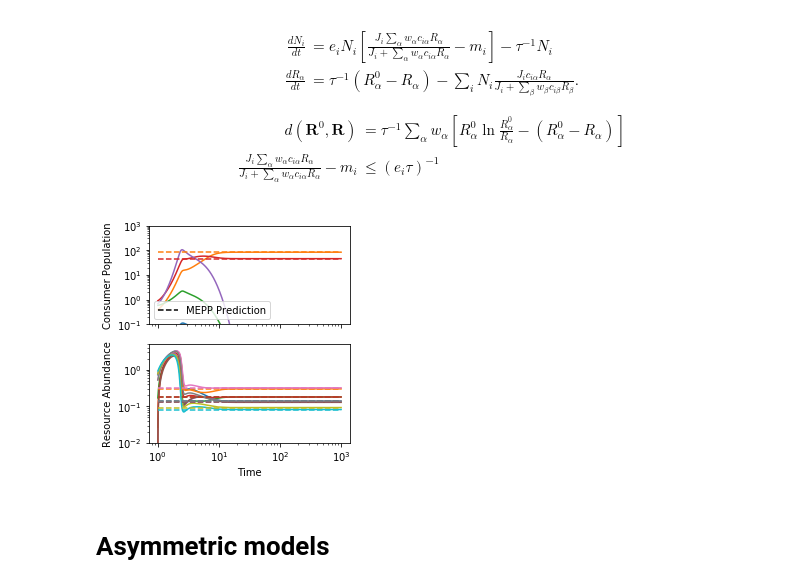
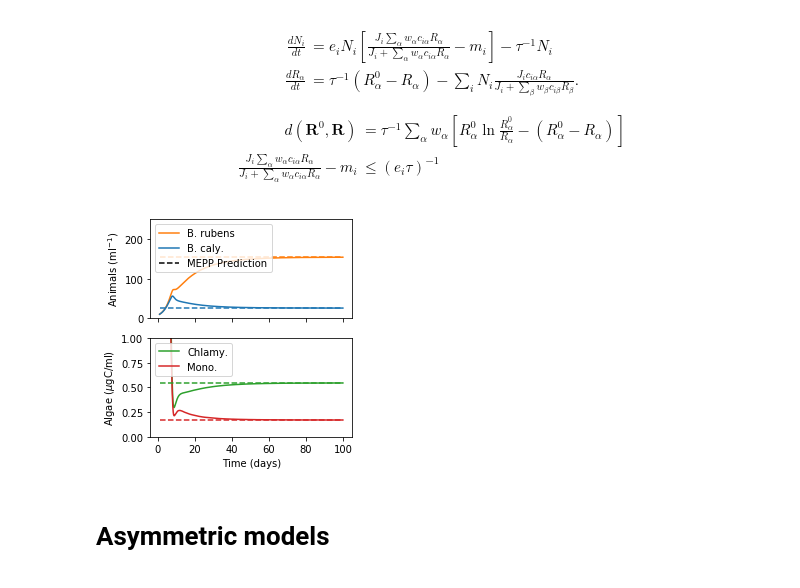
Before and after one commit to Emergent-Behaviors-in-Biology/mepp, a Jupyter notebook: Examples.ipynb, the cells around one changed output. Cells and saved outputs as stored; diff of their text form; code cells hidden in the pictures.

Commit message:
new plots

```diff
--- a/Examples.ipynb
+++ b/Examples.ipynb
@@ -203,7 +203,7 @@ params = {'c':np.random.rand(S,M),
 N_init = np.random.rand(S)
 R_init = np.ones(M)/M
 tmin = 1
-tmax= 1000000
+tmax= 10000000
 
 #ODE
 def dydt(t,y):
@@ -478,20 +480,20 @@ d(\mathbf{R}^0,\mathbf{R}) &= \tau^{-1} \sum_\alpha w_\alpha\left[R_\alpha^0 \ln
 \frac{J_i \sum_\alpha w_\alpha c_{i\alpha}R_\alpha}{J_i + \sum_\alpha w_\alpha c_{i\alpha}R_\alpha}-m_i &\leq (e_i\tau)^{-1}
 \end{align}
 # %%
-#Parameters
-S = 5
-M = 10
-params = {'c':np.random.rand(S,M),
-          'e':np.random.rand(S)+3,
-          'm':(np.random.rand(S)+1)/3,
-          'w':np.random.rand(M)+1,
-          'J':np.random.rand(S)+1,
-          'tau':1,
-          'R0':np.random.rand(M)+5}
-N_init = np.random.rand(S)
-R_init = np.random.rand(M)
+S = 2
+M = 2
+#Parameters taken from data analysis in Rothhaupt Analysis.ipynb
+params = {'c':np.asarray([[0.427,0.211],[0.049,0.252]]),#np.random.rand(S,M),
+          'e':np.asarray([13.8,72.8]),#np.random.rand(S)+3,
+          'm':np.asarray([.0363,.00947]),#(np.random.rand(S)+1)/3,
+          'w':np.ones(M),#np.random.rand(M)+1,
+          'J':np.asarray([0.0927,0.0202]),#np.random.rand(S)+1,
+          'tau':1/0.45,
+          'R0':np.asarray([6,4])}#np.random.rand(M)+5}
+N_init = np.asarray([10,10])
+R_init = params['R0']
 tmin = 1
-tmax= 1000
+tmax= 100
 
 #ODE
 def g(R):
@@ -513,45 +515,49 @@ R = out_ODE.y[S:,:].T
 
 #Constrained optimization
 noninvadable = NonlinearConstraint(g,-np.inf,1/params['tau'],jac=g_jac,hess=g_hess)
 resource_feasible = Bounds(0,np.inf)
 def d(R):
     return params['w'].dot(kl_div(params['R0'],R))/params['tau']
 def jac(R):
-    return params['w']*(R-params['R0'])/R
+    return params['w']*(R-params['R0'])/(R*params['tau'])
 def hess(R):
-    return np.diag(params['w']*params['R0']/R**2)
+    return np.diag(params['w']*params['R0']/R**2)/params['tau']
 out_opt = minimize(d, R_init, method='trust-constr', constraints=noninvadable, bounds=resource_feasible, jac=jac, hess=hess)
 Rstar = out_opt.x
 Nstar = out_opt.v[0]*params['J']*params['e']/(params['J']+(params['c']*params['w']).dot(Rstar))
 
 fig,ax=plt.subplots(2,sharex=True,figsize=(4,4))
 fig.subplots_adjust(left=0.2)
 #Plot ODE results
-ax[0].loglog(t,N)
-ax[1].loglog(t,R)
+ax[0].plot(t,N[:,1],label = 'B. rubens',color=colors[1])
+ax[0].plot(t,N[:,0],label = 'B. caly.',color=colors[0])
+ax[1].plot(t,R[:,0],label='Chlamy.',color=colors[2])
+ax[1].plot(t,R[:,1],label='Mono.',color=colors[3])
 #Plot optimization results
 if np.min(Nstar) < 0:
     print('Optimization Failed')
 else:
     ax[0].set_prop_cycle(None)
     ax[0].plot([t[0],t[-1]],[Nstar,Nstar],'--')
     ax[1].set_prop_cycle(None)
-    ax[1].plot([t[0],t[-1]],[Rstar,Rstar],'--')
+    ax[1].plot([t[0],t[-1]],[Rstar[0],Rstar[0]],'--',color=colors[2])
+    ax[1].plot([t[0],t[-1]],[Rstar[1],Rstar[1]],'--',color=colors[3])
     #Make legend
     ax[0].plot([],[],'k--',label='MEPP Prediction')
-    ax[0].legend(loc=3)
+    ax[0].legend(loc=2)
+    ax[1].legend(loc=2)
 #Make labels
-ax[1].set_xlabel('Time')
-ax[0].set_ylabel('Consumer Population')
-ax[1].set_ylabel('Resource Abundance')
-ax[0].set_ylim((.1,1000))
-ax[1].set_ylim((1e-2,5))
+ax[1].set_xlabel('Time (days)')
+ax[0].set_ylabel(r'Animals (ml$^{-1}$)')
+ax[1].set_ylabel('Algae ($\mu$gC/ml)')
+ax[0].set_ylim((0,250))
+ax[1].set_ylim((0,1))
 pdf = bpdf.PdfPages('Rothhaupt_sim.pdf')
 pdf.savefig(fig)
 pdf.close()
 plt.show()
 # %% [output]
-[figure, old version]
+[figure, new version]
 # %% [markdown]
 # Asymmetric models
 # %% [markdown]
```
Also changed, not shown: parts of 2 cells of this notebook, 5 other files.
